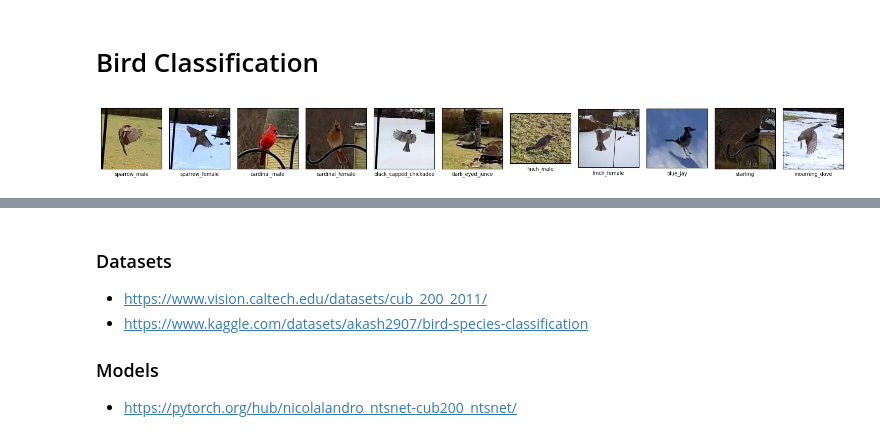
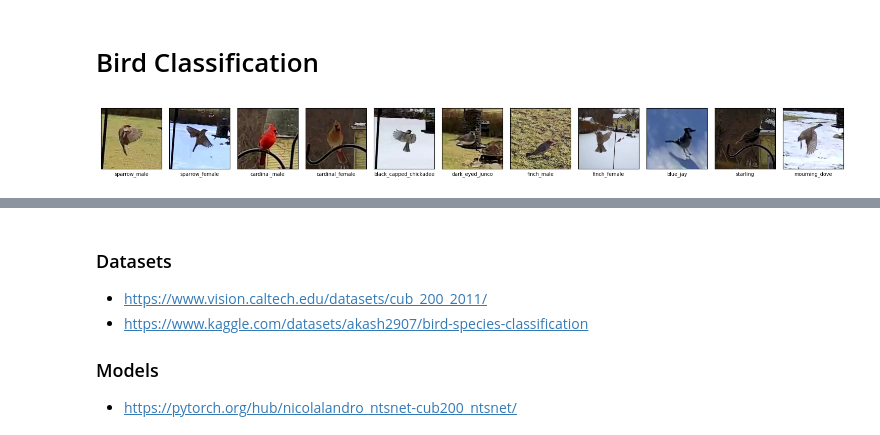
Before and after one commit to leggitta/backyard_bird_science, a Jupyter notebook: Presentation.ipynb, the cells around one changed output, grey strips where cells are left out. Drawn from its saved outputs; the diff is of its cells as text; code cells hidden in the pictures.

```diff
--- a/Presentation.ipynb
+++ b/Presentation.ipynb
@@ -232,37 +232,48 @@ In that absence of a manually labelled validation set, I don't have quantitative
 import numpy as np
 import pandas as pd
 
-# this validation set was created using manual labeling by an ameteur bird watcher (i.e. me)
+# this validation set was created using manual labeling by an amateur bird watcher (i.e. me)
 validation = pd.read_csv('validation.txt', delimiter=',')
+resized_images = []
 
 # create figure and axes
 fig, ax = plt.subplots(1, 11, figsize=(15, 3))
 
 # iterate through rows and columns of figure
 for i in range(11):
     # get bird data
     row = validation.iloc[i]
     img = Image.open(row['filename'])
 
     # image width and height
     W, H = img.width, img.height
 
     # max of width or height to make a square
     w = int(max(W*row['dx'], H*row['dy']))
 
-    # extrace bird from full image
+    # extract bird from full image
     x0 = int(W * row['x']) - w
     y0 = int(H * row['y']) - w
     x1 = int(W * row['x']) + w
     y1 = int(H * row['y']) + w
+    # account for edges
+    if x1 >= W:
+        buff = x1 - W
+        x0 -= buff
+    if y1 >= H:
+        buff = y1 - H
+        y0 -= buff
+    img_array = np.array(img)[y0:y1, x0:x1]
+    resized_images.append(img_array)
 
     # display
-    ax[i].imshow(np.array(img)[y0:y1, x0:x1])
+    ax[i].imshow(img_array)
     ax[i].set_xlabel(row['category'], rotation=0, size=7)
     ax[i].set_xticks([])
     ax[i].set_yticks([])
 
+validation['resized_image'] = resized_images
 plt.tight_layout()
 plt.show()
 # %% [output]
-[figure, old version]
+[figure, new version]
```
Also changed, not shown: parts of 1 cell of this notebook.
